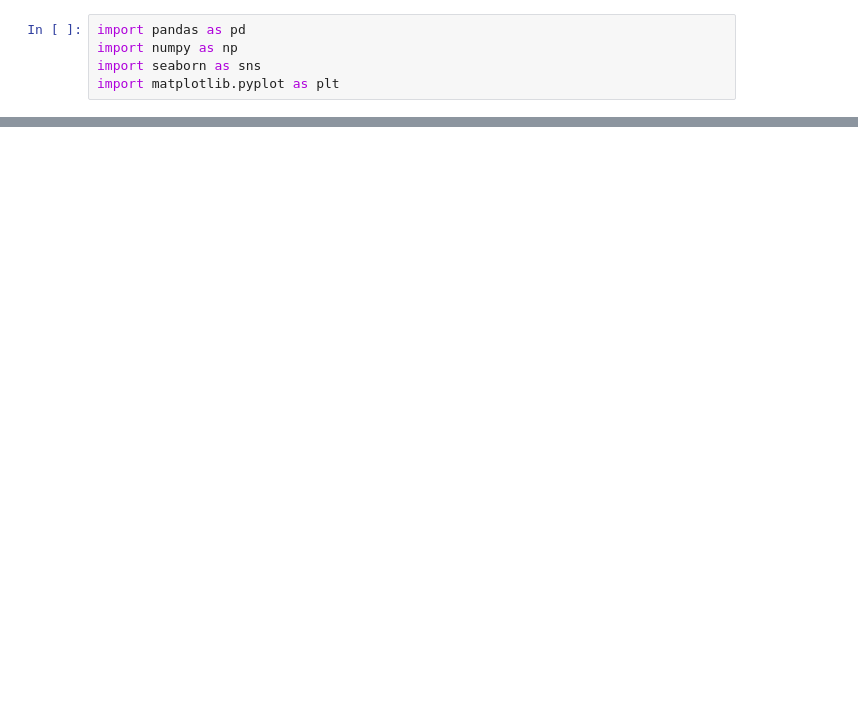
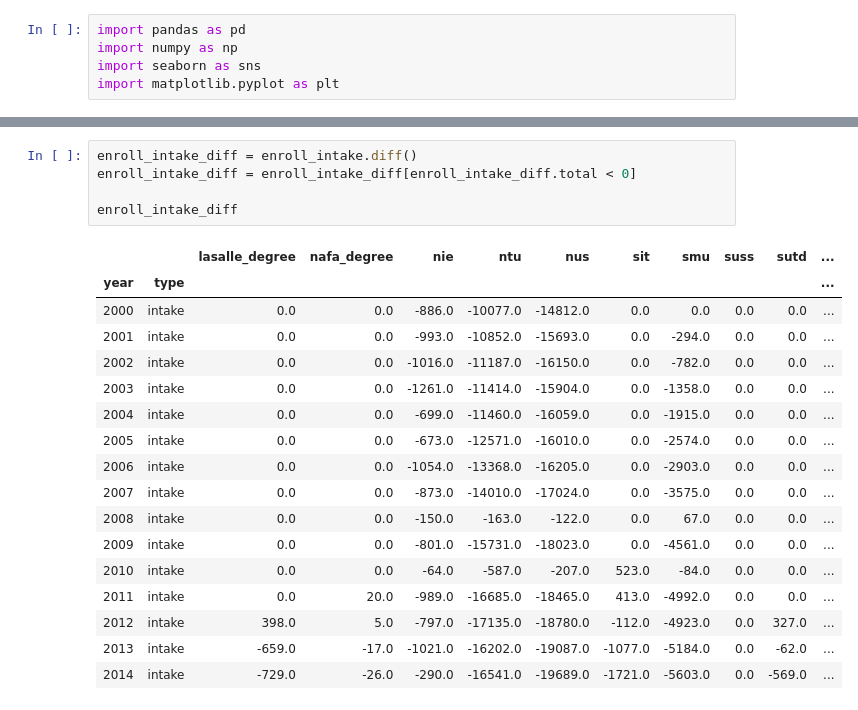
Before and after one commit to jurgen-tan-git/PDS-Assignments, a Jupyter notebook: Assignment 2/Scripts/Graphing/Enroll, Intake & Graduate Graph.ipynb, the cells around one changed output, grey strips where cells are left out. Saved outputs shown, nothing was run; the diff lists cells and outputs as text; blank space fills up the shorter version.

```diff
--- a/Assignment 2/Scripts/Graphing/Enroll, Intake & Graduate Graph.ipynb
+++ b/Assignment 2/Scripts/Graphing/Enroll, Intake & Graduate Graph.ipynb
@@ -56,0 +66,23 @@ plt.show(ax)
+# %%
+enroll_intake_diff = enroll_intake.diff()
+enroll_intake_diff = enroll_intake_diff[enroll_intake_diff.total < 0]
+
+enroll_intake_diff
+# %% [output]
+|  |  | lasalle_degree | nafa_degree | nie | ntu | nus | sit | smu | suss | sutd | ... |
+| year | type |  |  |  |  |  |  |  |  |  | ... |
+| 2000 | intake | 0.0 | 0.0 | -886.0 | -10077.0 | -14812.0 | 0.0 | 0.0 | 0.0 | 0.0 | ... |
+| 2001 | intake | 0.0 | 0.0 | -993.0 | -10852.0 | -15693.0 | 0.0 | -294.0 | 0.0 | 0.0 | ... |
+| 2002 | intake | 0.0 | 0.0 | -1016.0 | -11187.0 | -16150.0 | 0.0 | -782.0 | 0.0 | 0.0 | ... |
+| 2003 | intake | 0.0 | 0.0 | -1261.0 | -11414.0 | -15904.0 | 0.0 | -1358.0 | 0.0 | 0.0 | ... |
+| 2004 | intake | 0.0 | 0.0 | -699.0 | -11460.0 | -16059.0 | 0.0 | -1915.0 | 0.0 | 0.0 | ... |
+| 2005 | intake | 0.0 | 0.0 | -673.0 | -12571.0 | -16010.0 | 0.0 | -2574.0 | 0.0 | 0.0 | ... |
+| 2006 | intake | 0.0 | 0.0 | -1054.0 | -13368.0 | -16205.0 | 0.0 | -2903.0 | 0.0 | 0.0 | ... |
+| 2007 | intake | 0.0 | 0.0 | -873.0 | -14010.0 | -17024.0 | 0.0 | -3575.0 | 0.0 | 0.0 | ... |
+| 2008 | intake | 0.0 | 0.0 | -150.0 | -163.0 | -122.0 | 0.0 | 67.0 | 0.0 | 0.0 | ... |
+| 2009 | intake | 0.0 | 0.0 | -801.0 | -15731.0 | -18023.0 | 0.0 | -4561.0 | 0.0 | 0.0 | ... |
+| 2010 | intake | 0.0 | 0.0 | -64.0 | -587.0 | -207.0 | 523.0 | -84.0 | 0.0 | 0.0 | ... |
+| 2011 | intake | 0.0 | 20.0 | -989.0 | -16685.0 | -18465.0 | 413.0 | -4992.0 | 0.0 | 0.0 | ... |
+| 2012 | intake | 398.0 | 5.0 | -797.0 | -17135.0 | -18780.0 | -112.0 | -4923.0 | 0.0 | 327.0 | ... |
+| 2013 | intake | -659.0 | -17.0 | -1021.0 | -16202.0 | -19087.0 | -1077.0 | -5184.0 | 0.0 | -62.0 | ... |
+| 2014 | intake | -729.0 | -26.0 | -290.0 | -16541.0 | -19689.0 | -1721.0 | -5603.0 | 0.0 | -569.0 | ... |
```
Also changed, not shown: parts of 9 cells of this notebook, 7 other files.
